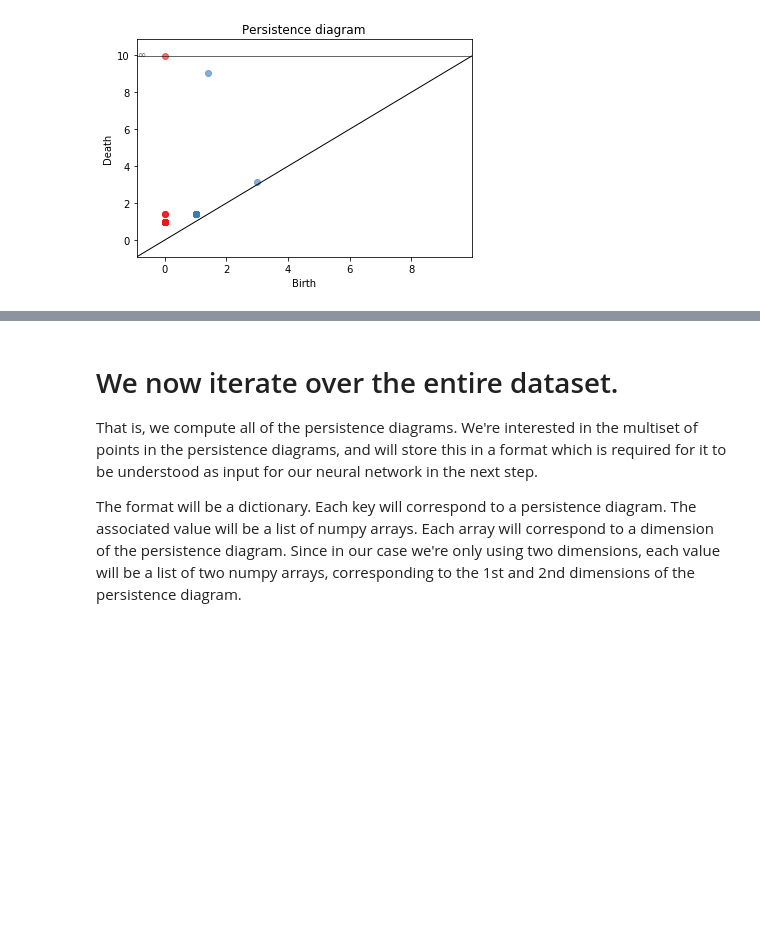
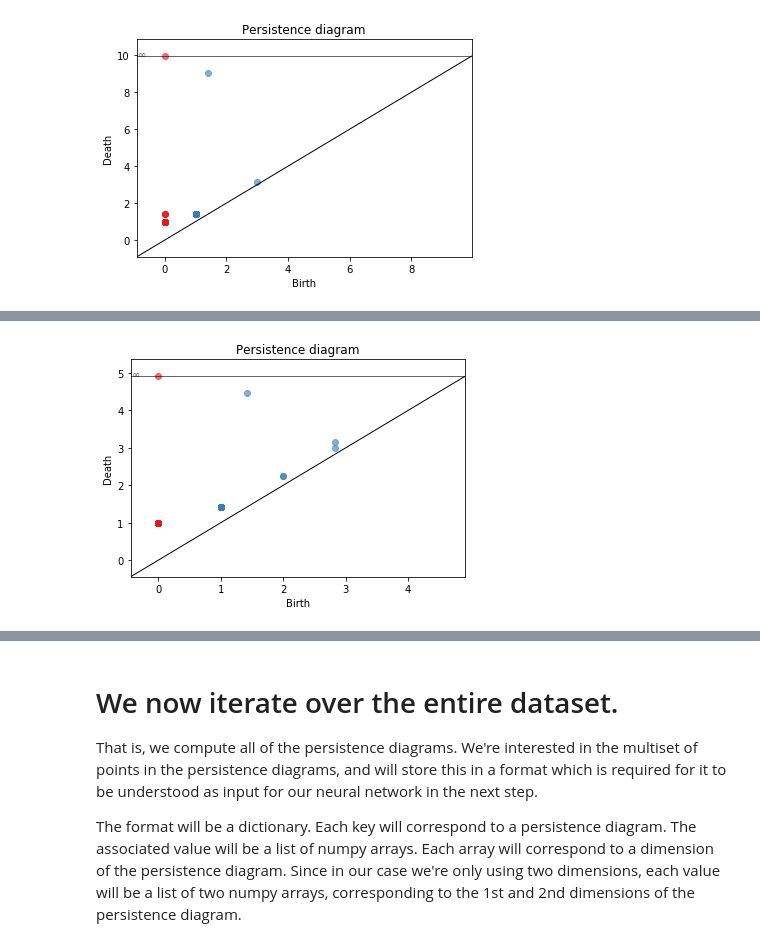
Before and after one commit to ltrujello/persistence_homology_of_MNIST, a Jupyter notebook: mnist_surfaces.ipynb, the cells around one changed output, grey strips where cells are left out. Saved outputs shown, nothing was run; the diff lists cells and outputs as text; code cells hidden in the pictures; blank space fills up the shorter version.

```diff
--- a/mnist_surfaces.ipynb
+++ b/mnist_surfaces.ipynb
@@ -385,0 +398,6 @@ diag = twoD_pers_diag(x,y, True)
+# %%
+image = train_images[73]
+x, y = max_pixel(image)
+diag = twoD_pers_diag(x,y, True)
+# %% [output]
+[figure, added]
```
Also changed, not shown: parts of 15 cells of this notebook.
